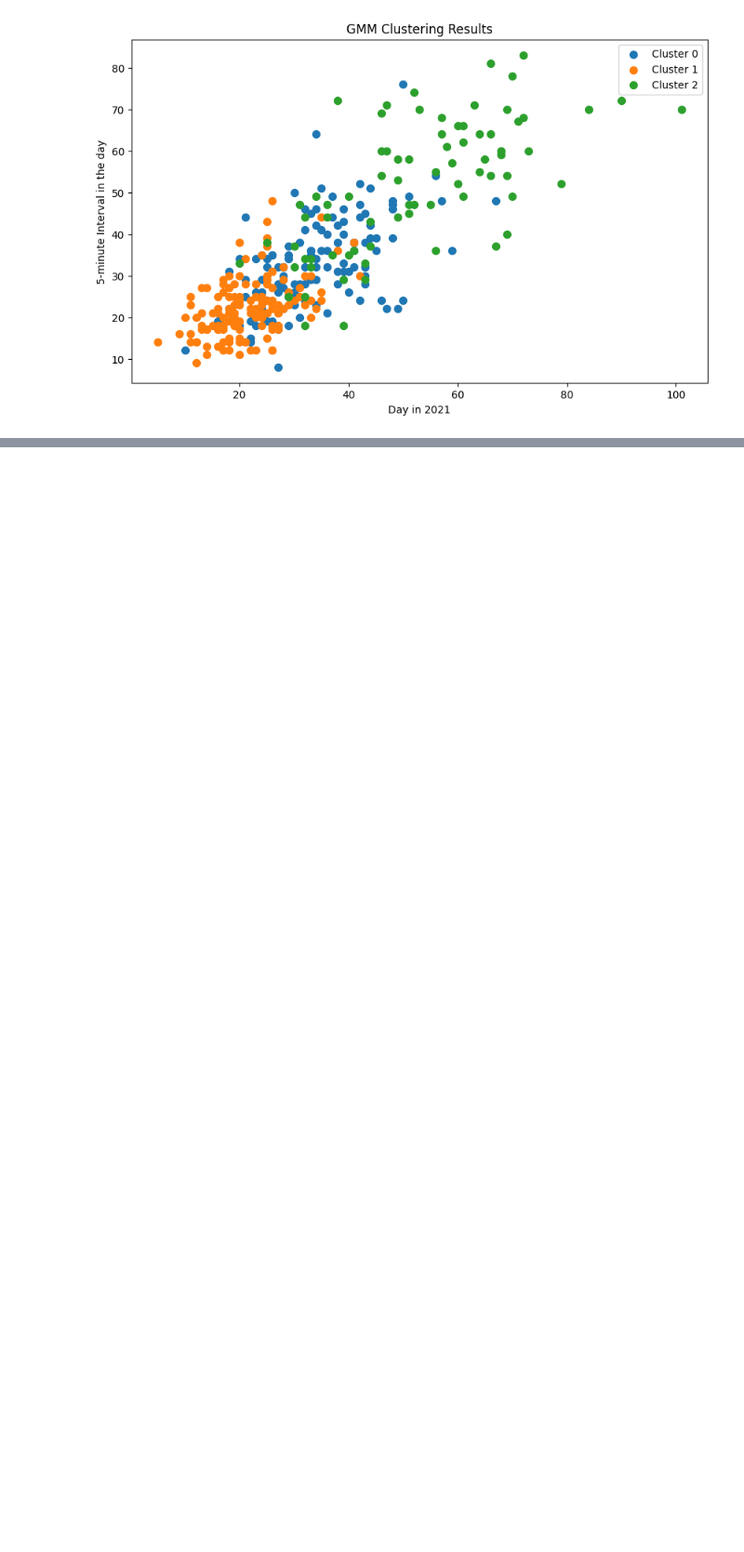
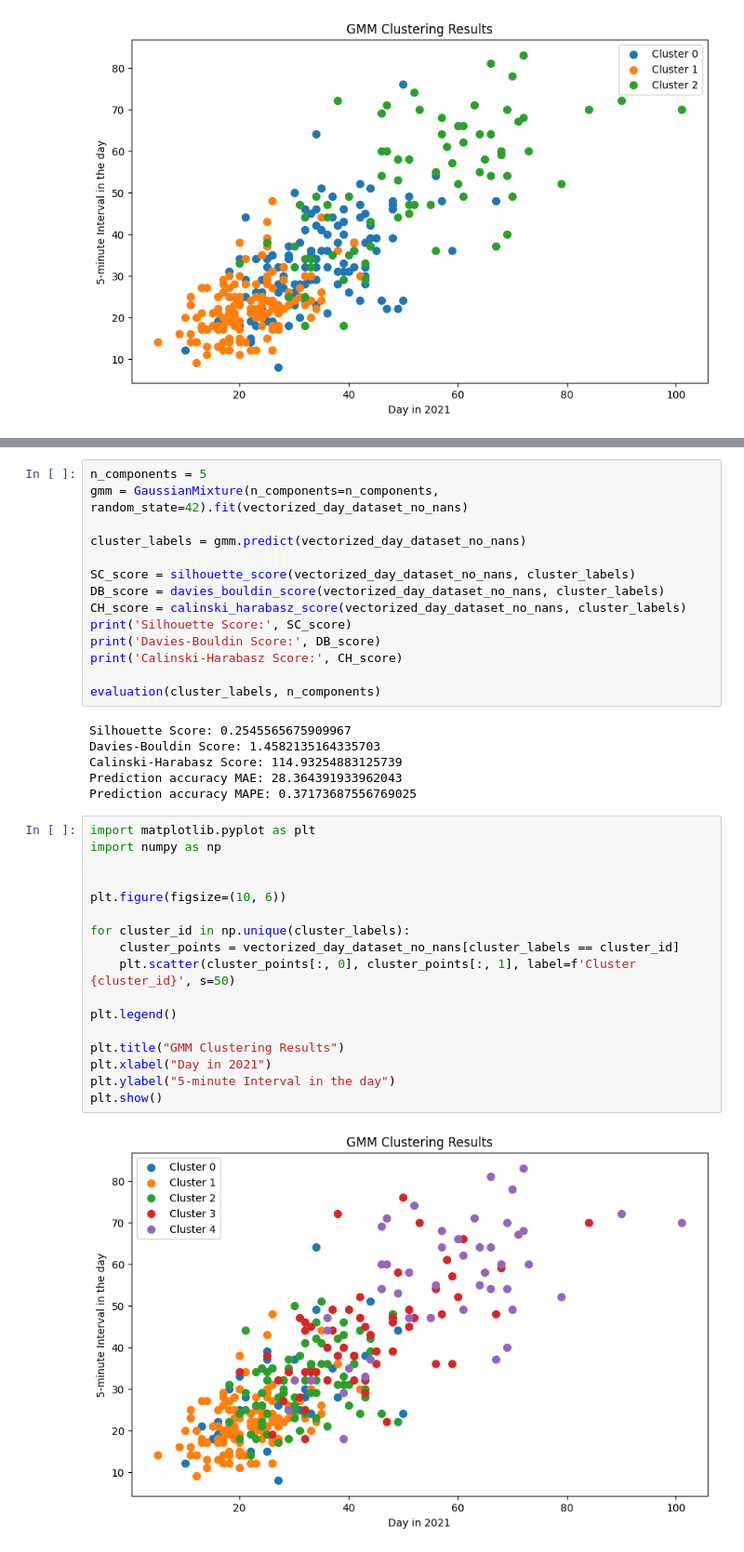
Before and after one commit to yuhannie7/AI_in_tranportation, a Jupyter notebook: exercise_05.ipynb, the cells around one changed output, grey strips where cells are left out. Shown at 93% size. Cells and saved outputs as stored; diff of their text form; blank space fills up the shorter version.

```diff
--- a/exercise_05.ipynb
+++ b/exercise_05.ipynb
@@ -919,0 +924,39 @@ plt.show()
+# %%
+n_components = 5
+gmm = GaussianMixture(n_components=n_components, random_state=42).fit(vectorized_day_dataset_no_nans)
+
+cluster_labels = gmm.predict(vectorized_day_dataset_no_nans)
+
+SC_score = silhouette_score(vectorized_day_dataset_no_nans, cluster_labels)
+DB_score = davies_bouldin_score(vectorized_day_dataset_no_nans, cluster_labels)
+CH_score = calinski_harabasz_score(vectorized_day_dataset_no_nans, cluster_labels)
+print('Silhouette Score:', SC_score)
+print('Davies-Bouldin Score:', DB_score)
+print('Calinski-Harabasz Score:', CH_score)
+
+evaluation(cluster_labels, n_components)
+# %% [output]
+Silhouette Score: 0.2545565675909967
+Davies-Bouldin Score: 1.4582135164335703
+Calinski-Harabasz Score: 114.93254883125739
+Prediction accuracy MAE: 28.364391933962043
+Prediction accuracy MAPE: 0.37173687556769025
+# %%
+import matplotlib.pyplot as plt
+import numpy as np
+
+
+plt.figure(figsize=(10, 6))
+
+for cluster_id in np.unique(cluster_labels):
+    cluster_points = vectorized_day_dataset_no_nans[cluster_labels == cluster_id]
+    plt.scatter(cluster_points[:, 0], cluster_points[:, 1], label=f'Cluster {cluster_id}', s=50)
+
+plt.legend()
+
+plt.title("GMM Clustering Results")
+plt.xlabel("Day in 2021")
+plt.ylabel("5-minute Interval in the day")
+plt.show()
+# %% [output]
+[figure, added]
```
Also changed, not shown: parts of 5 cells of this notebook.
